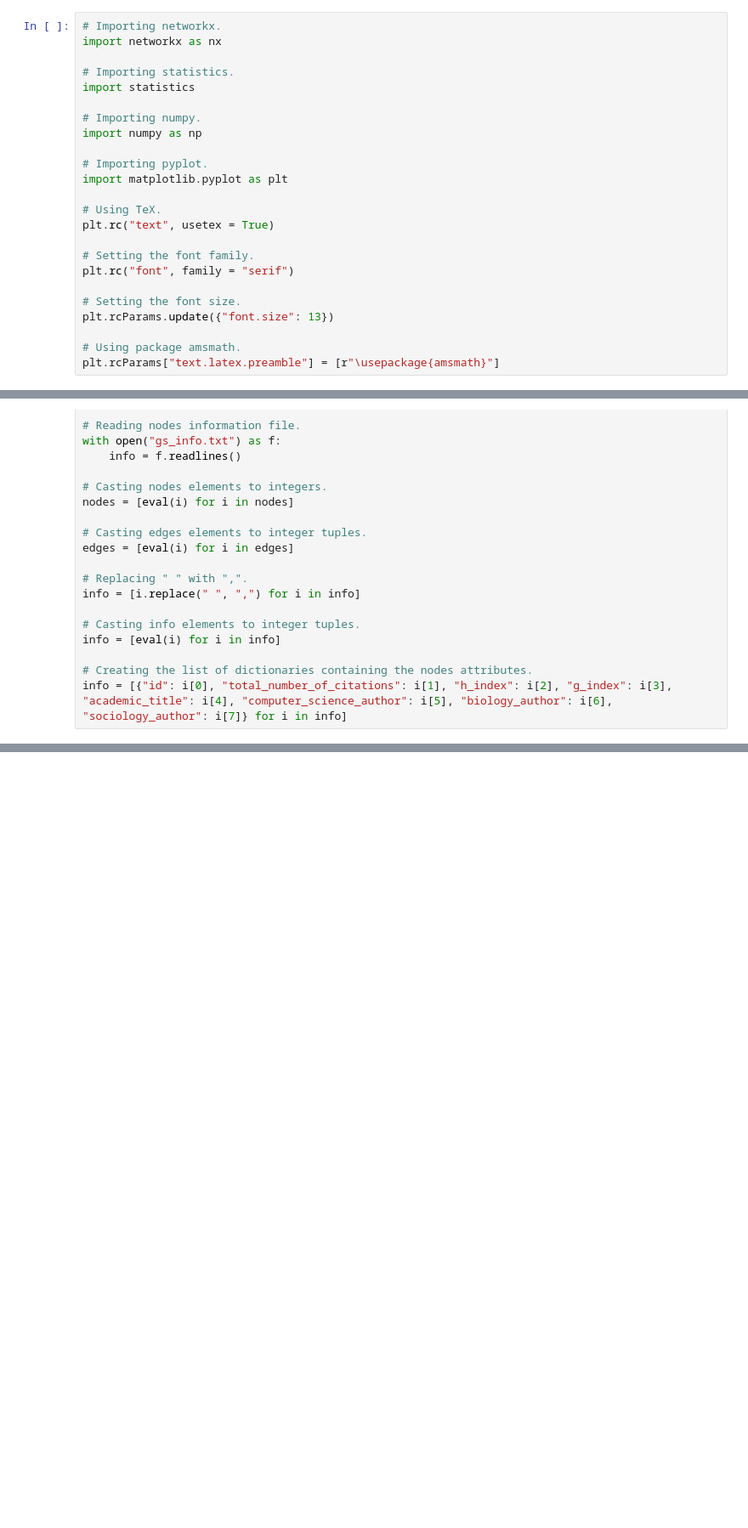
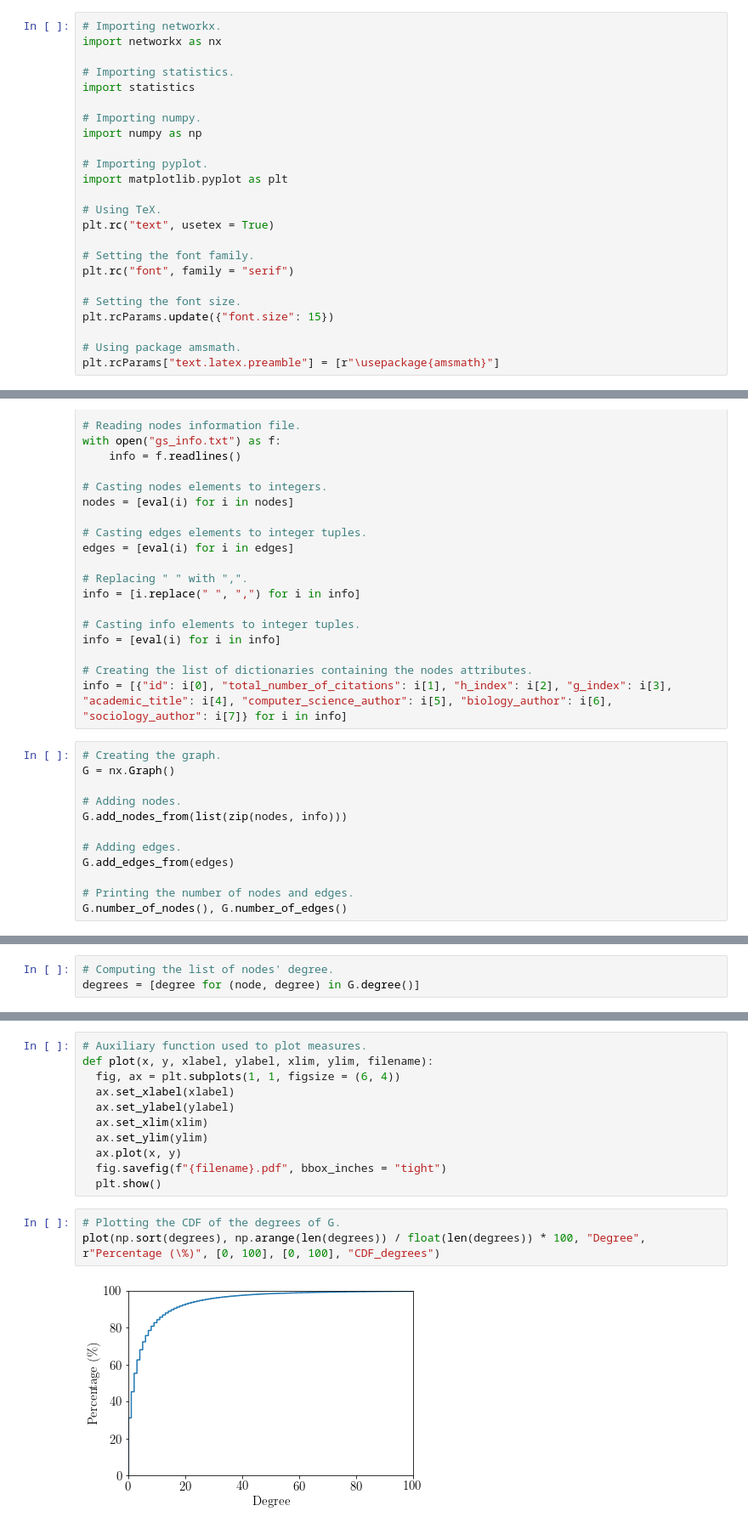
Before and after one commit to matteodonati/co-authorship_network_analysis, a Jupyter notebook: co-authorship_network.ipynb, the cells around one changed output, grey strips where cells are left out. Shown at 85% size. Drawn from its saved outputs; the diff is of its cells as text; blank space fills up the shorter version.

Commit message:
computing CDFs

```diff
--- a/co-authorship_network.ipynb
+++ b/co-authorship_network.ipynb
@@ -33,7 +33,7 @@ plt.rc("text", usetex = True)
 plt.rc("font", family = "serif")
 
 # Setting the font size.
-plt.rcParams.update({"font.size": 13})
+plt.rcParams.update({"font.size": 15})
 
 # Using package amsmath.
 plt.rcParams["text.latex.preamble"] = [r"\usepackage{amsmath}"]
@@ -64,3 +64,15 @@ info = [eval(i) for i in info]
 
 # Creating the list of dictionaries containing the nodes attributes.
 info = [{"id": i[0], "total_number_of_citations": i[1], "h_index": i[2], "g_index": i[3], "academic_title": i[4], "computer_science_author": i[5], "biology_author": i[6], "sociology_author": i[7]} for i in info]
+# %%
+# Creating the graph.
+G = nx.Graph()
+
+# Adding nodes.
+G.add_nodes_from(list(zip(nodes, info)))
+
+# Adding edges.
+G.add_edges_from(edges)
+
+# Printing the number of nodes and edges.
+G.number_of_nodes(), G.number_of_edges()
@@ -66,0 +81,3 @@ info = [{"id": i[0], "total_number_of_citations": i[1], "h_index": i[2], "g_inde
+# %%
+# Computing the list of nodes' degree.
+degrees = [degree for (node, degree) in G.degree()]
@@ -66,0 +94,16 @@ info = [{"id": i[0], "total_number_of_citations": i[1], "h_index": i[2], "g_inde
+# %%
+# Auxiliary function used to plot measures.
+def plot(x, y, xlabel, ylabel, xlim, ylim, filename):
+  fig, ax = plt.subplots(1, 1, figsize = (6, 4))
+  ax.set_xlabel(xlabel)
+  ax.set_ylabel(ylabel)
+  ax.set_xlim(xlim)
+  ax.set_ylim(ylim)
+  ax.plot(x, y)
+  fig.savefig(f"{filename}.pdf", bbox_inches = "tight")
+  plt.show()
+# %%
+# Plotting the CDF of the degrees of G.
+plot(np.sort(degrees), np.arange(len(degrees)) / float(len(degrees)) * 100, "Degree", r"Percentage (\%)", [0, 100], [0, 100], "CDF_degrees")
+# %% [output]
+[figure, added]
```
Also changed, not shown: parts of 8 cells of this notebook, 3 other files.
